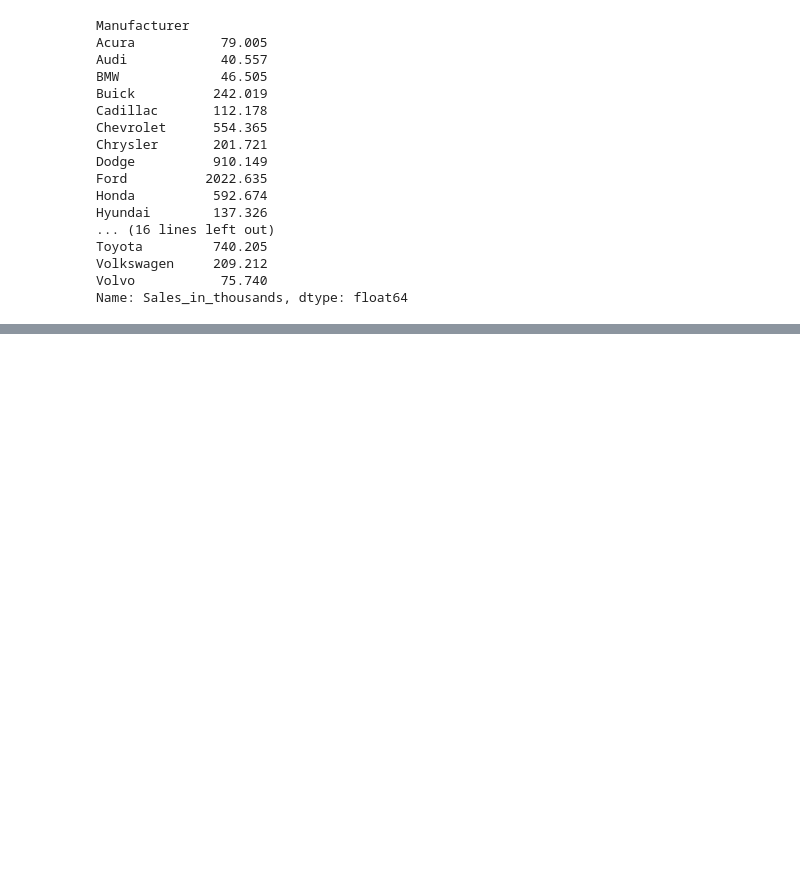
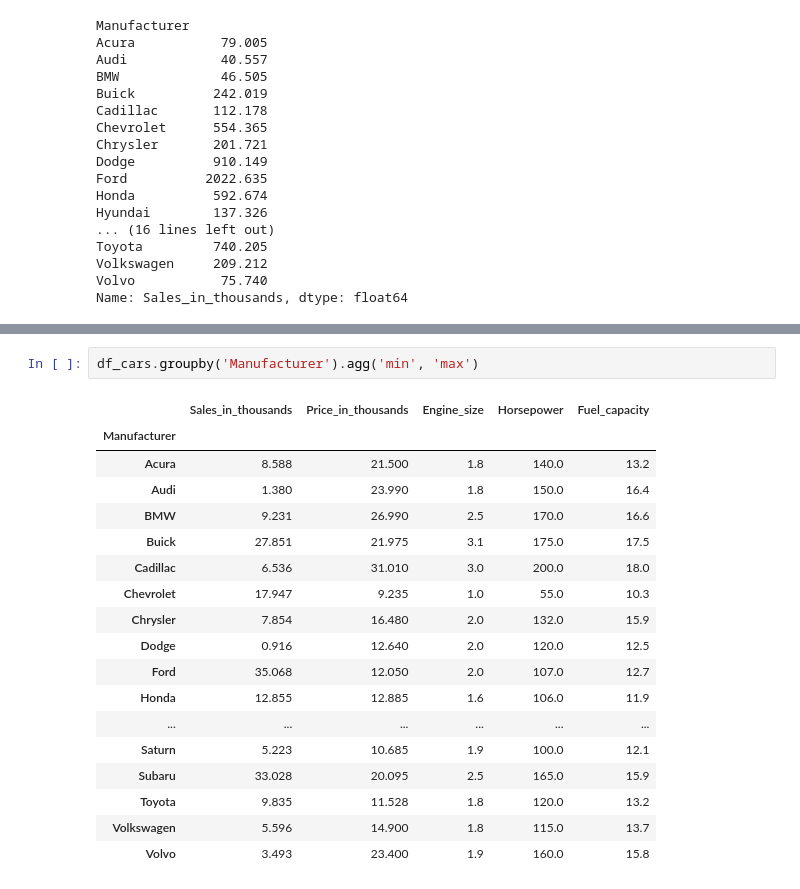
Before and after one commit to Stan-is-the-man/Data_science_bootcamp_2023, a Jupyter notebook: GroupBY_and_aggregate_functions.ipynb, the cells around one changed output, grey strips where cells are left out. Saved outputs shown, nothing was run; the diff lists cells and outputs as text; blank space fills up the shorter version.

```diff
--- a/GroupBY_and_aggregate_functions.ipynb
+++ b/GroupBY_and_aggregate_functions.ipynb
@@ -539,0 +622,21 @@ sales_in_real_values.rename(columns={'Sales_in_thousands': 'Sales',
+# %%
+df_cars.groupby('Manufacturer').agg('min', 'max')
+# %% [output]
+|  | Sales_in_thousands | Price_in_thousands | Engine_size | Horsepower | Fuel_capacity |
+| Manufacturer |  |  |  |  |  |
+| Acura | 8.588 | 21.500 | 1.8 | 140.0 | 13.2 |
+| Audi | 1.380 | 23.990 | 1.8 | 150.0 | 16.4 |
+| BMW | 9.231 | 26.990 | 2.5 | 170.0 | 16.6 |
+| Buick | 27.851 | 21.975 | 3.1 | 175.0 | 17.5 |
+| Cadillac | 6.536 | 31.010 | 3.0 | 200.0 | 18.0 |
+| Chevrolet | 17.947 | 9.235 | 1.0 | 55.0 | 10.3 |
+| Chrysler | 7.854 | 16.480 | 2.0 | 132.0 | 15.9 |
+| Dodge | 0.916 | 12.640 | 2.0 | 120.0 | 12.5 |
+| Ford | 35.068 | 12.050 | 2.0 | 107.0 | 12.7 |
+| Honda | 12.855 | 12.885 | 1.6 | 106.0 | 11.9 |
+| ... | ... | ... | ... | ... | ... |
+| Saturn | 5.223 | 10.685 | 1.9 | 100.0 | 12.1 |
+| Subaru | 33.028 | 20.095 | 2.5 | 165.0 | 15.9 |
+| Toyota | 9.835 | 11.528 | 1.8 | 120.0 | 13.2 |
+| Volkswagen | 5.596 | 14.900 | 1.8 | 115.0 | 13.7 |
+| Volvo | 3.493 | 23.400 | 1.9 | 160.0 | 15.8 |
```
Also changed, not shown: parts of 15 cells of this notebook.
